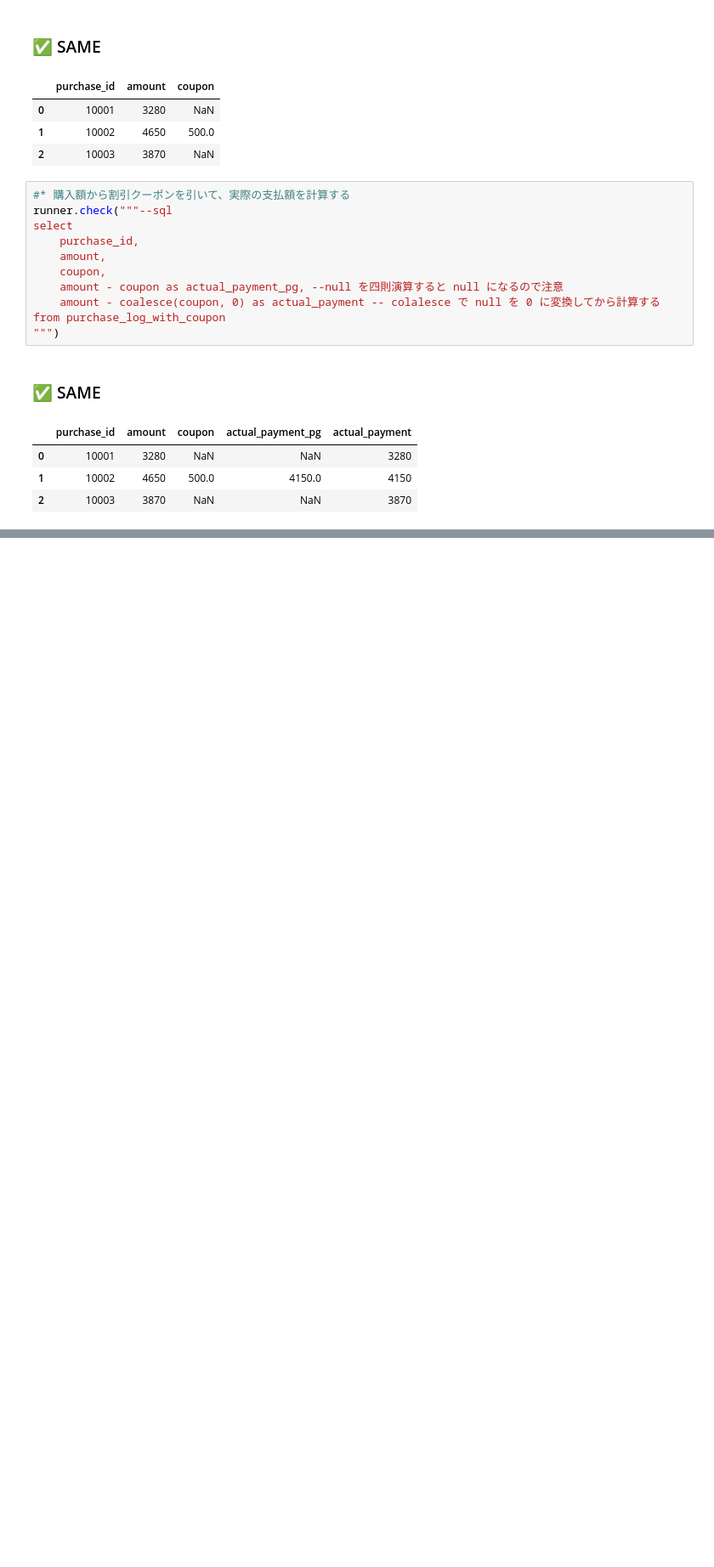
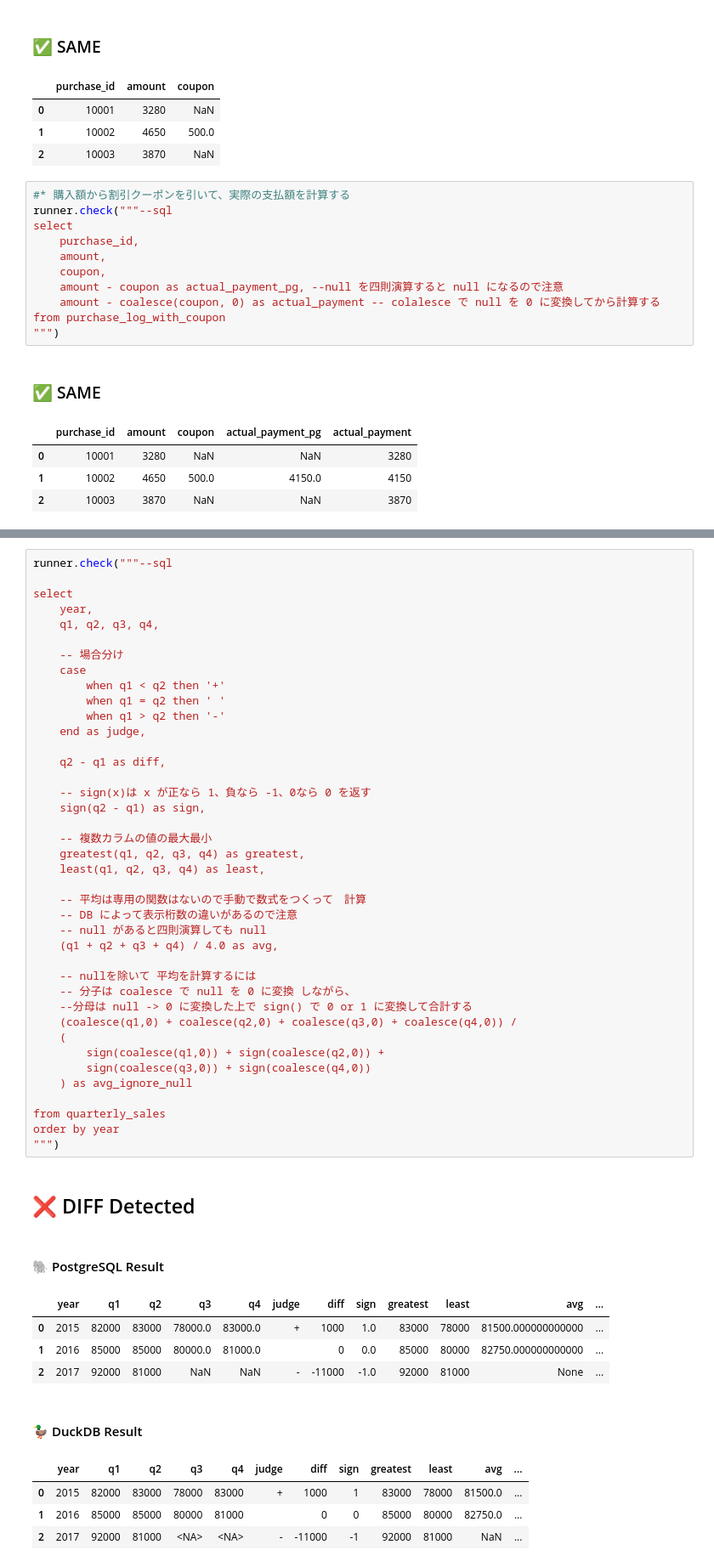
Before and after one commit to AtsushiEGW/sql_training, a Jupyter notebook: learning/bigdata_sql.ipynb, the cells around one changed output, grey strips where cells are left out. Shown at 85% size. Saved outputs shown, nothing was run; the diff lists cells and outputs as text; blank space fills up the shorter version.

```diff
--- a/learning/bigdata_sql.ipynb
+++ b/learning/bigdata_sql.ipynb
@@ -273,0 +339,52 @@ from purchase_log_with_coupon
+# %%
+runner.check("""--sql
+
+select
+    year,
+    q1, q2, q3, q4,
+
+    -- 場合分け
+    case
+        when q1 < q2 then '+'
+        when q1 = q2 then ' '
+        when q1 > q2 then '-'
+    end as judge,
+
+    q2 - q1 as diff,
+
+    -- sign(x)は x が正なら 1、負なら -1、0なら 0 を返す
+    sign(q2 - q1) as sign,
+
+    -- 複数カラムの値の最大最小
+    greatest(q1, q2, q3, q4) as greatest,
+    least(q1, q2, q3, q4) as least,
+
+    -- 平均は専用の関数はないので手動で数式をつくって　計算
+    -- DB によって表示桁数の違いがあるので注意
+    -- null があると四則演算しても null
+    (q1 + q2 + q3 + q4) / 4.0 as avg,
+
+    -- nullを除いて 平均を計算するには
+    -- 分子は coalesce で null を 0 に変換 しながら、
+    --分母は null -> 0 に変換した上で sign() で 0 or 1 に変換して合計する
+    (coalesce(q1,0) + coalesce(q2,0) + coalesce(q3,0) + coalesce(q4,0)) /
+    (
+        sign(coalesce(q1,0)) + sign(coalesce(q2,0)) +
+        sign(coalesce(q3,0)) + sign(coalesce(q4,0))
+    ) as avg_ignore_null
+
+from quarterly_sales
+order by year
+""")
+# %% [output]
+## ❌ DIFF Detected
+#### 🐘 PostgreSQL Result
+|  | year | q1 | q2 | q3 | q4 | judge | diff | sign | greatest | least | avg | ... |
+| 0 | 2015 | 82000 | 83000 | 78000.0 | 83000.0 | + | 1000 | 1.0 | 83000 | 78000 | 81500.000000000000 | ... |
+| 1 | 2016 | 85000 | 85000 | 80000.0 | 81000.0 |  | 0 | 0.0 | 85000 | 80000 | 82750.000000000000 | ... |
+| 2 | 2017 | 92000 | 81000 | NaN | NaN | - | -11000 | -1.0 | 92000 | 81000 | None | ... |
+#### 🦆 DuckDB Result
+|  | year | q1 | q2 | q3 | q4 | judge | diff | sign | greatest | least | avg | ... |
+| 0 | 2015 | 82000 | 83000 | 78000 | 83000 | + | 1000 | 1 | 83000 | 78000 | 81500.0 | ... |
+| 1 | 2016 | 85000 | 85000 | 80000 | 81000 |  | 0 | 0 | 85000 | 80000 | 82750.0 | ... |
+| 2 | 2017 | 92000 | 81000 | <NA> | <NA> | - | -11000 | -1 | 92000 | 81000 | NaN | ... |
```
Also changed, not shown: parts of 22 cells of this notebook, 1 other file.
